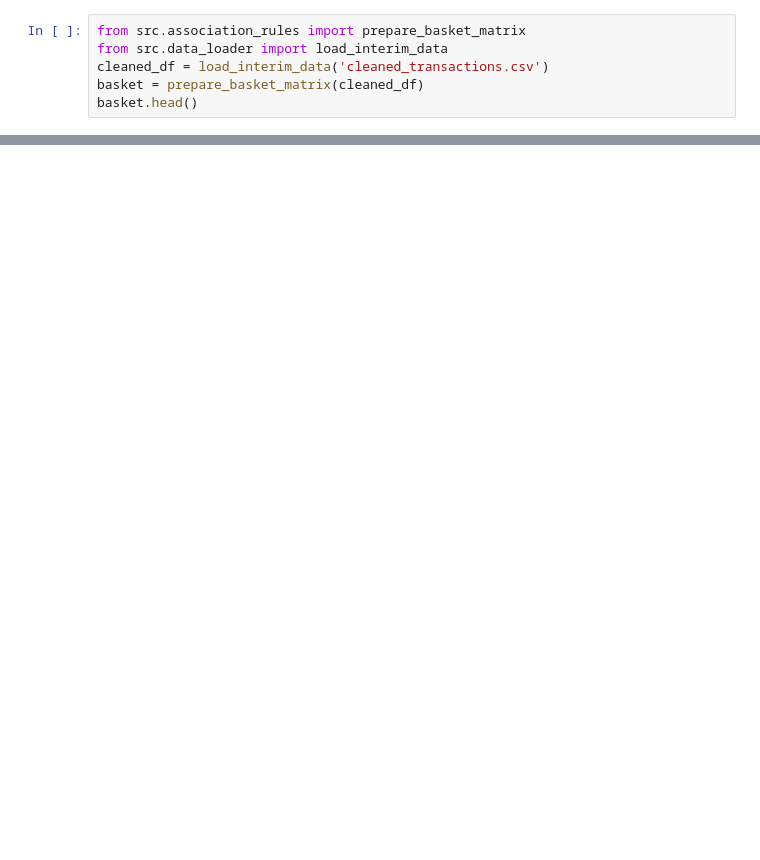
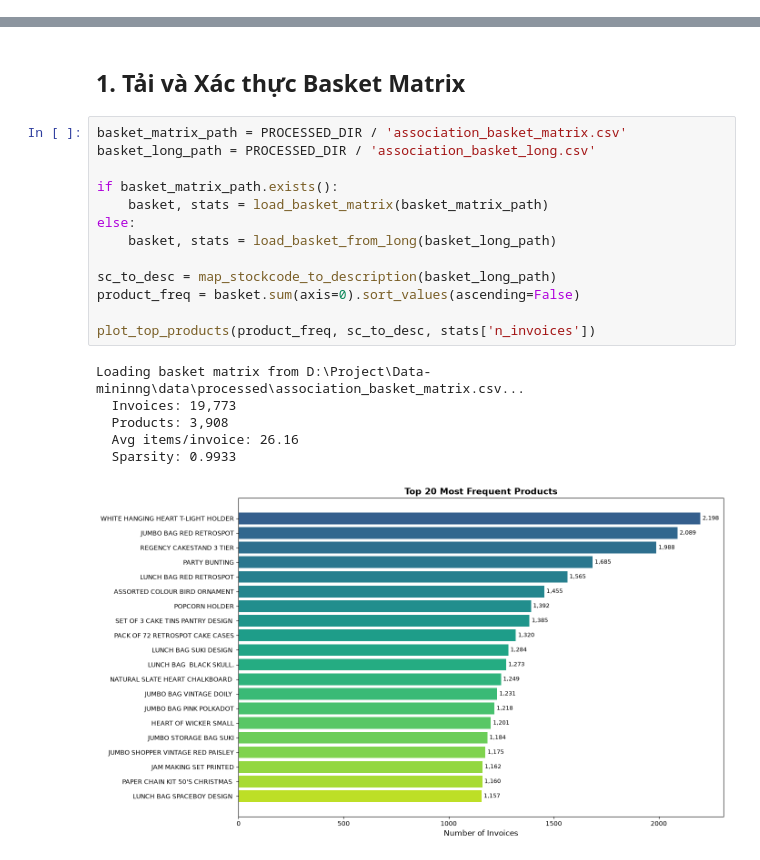
Before and after one commit to HungTruong-github/Data-mining, a Jupyter notebook: notebooks/06_association_rules.ipynb, the cells around one changed output, grey strips where cells are left out. Drawn from its saved outputs; the diff is of its cells as text; blank space fills up the shorter version.

```diff
--- a/notebooks/06_association_rules.ipynb
+++ b/notebooks/06_association_rules.ipynb
@@ -21,6 +0,0 @@ from src import config
-# %%
-from src.association_rules import prepare_basket_matrix
-from src.data_loader import load_interim_data
-cleaned_df = load_interim_data('cleaned_transactions.csv')
-basket = prepare_basket_matrix(cleaned_df)
-basket.head()
@@ -82,0 +28,22 @@ save_rules(top_rules, 'association_rules.csv')
+# %% [markdown]
+## 1. Tải và Xác thực Basket Matrix
+# %%
+basket_matrix_path = PROCESSED_DIR / 'association_basket_matrix.csv'
+basket_long_path = PROCESSED_DIR / 'association_basket_long.csv'
+
+if basket_matrix_path.exists():
+    basket, stats = load_basket_matrix(basket_matrix_path)
+else:
+    basket, stats = load_basket_from_long(basket_long_path)
+
+sc_to_desc = map_stockcode_to_description(basket_long_path)
+product_freq = basket.sum(axis=0).sort_values(ascending=False)
+
+plot_top_products(product_freq, sc_to_desc, stats['n_invoices'])
+# %% [output]
+Loading basket matrix from D:\Project\Data-mininng\data\processed\association_basket_matrix.csv...
+  Invoices: 19,773
+  Products: 3,908
+  Avg items/invoice: 26.16
+  Sparsity: 0.9933
+[figure, added]
```
Also changed, not shown: parts of 23 cells of this notebook, 8 other files.
